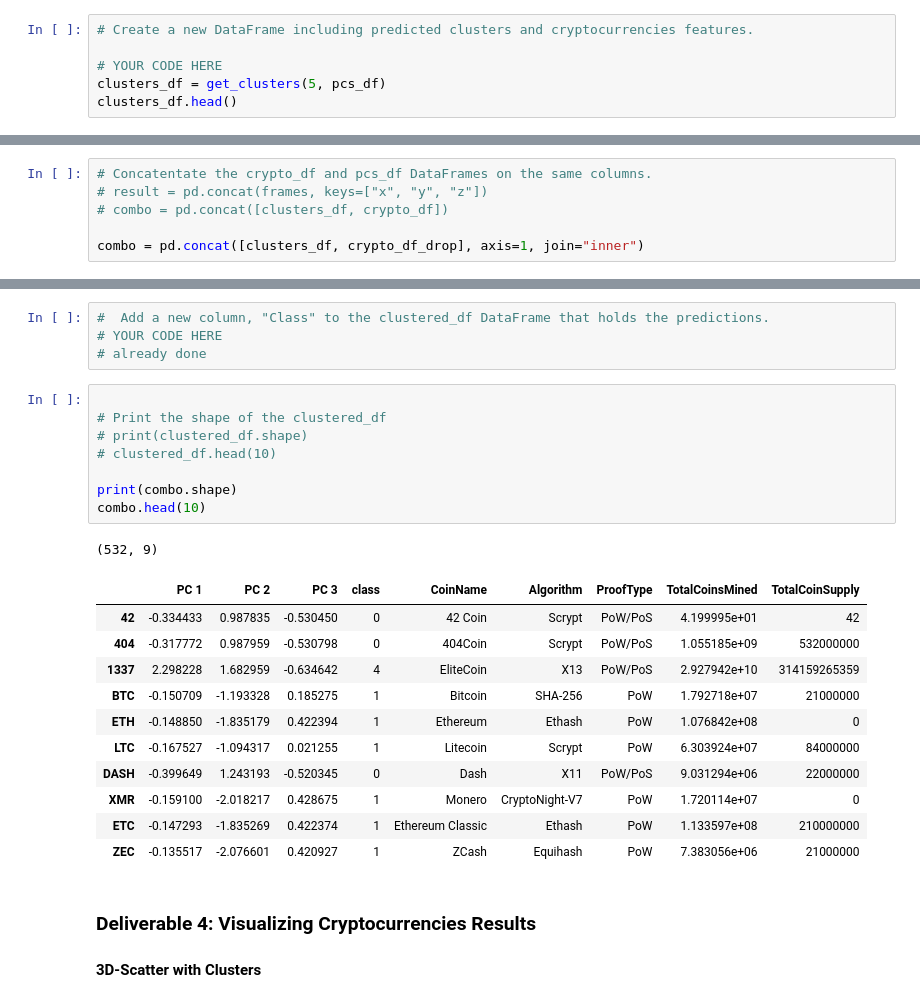
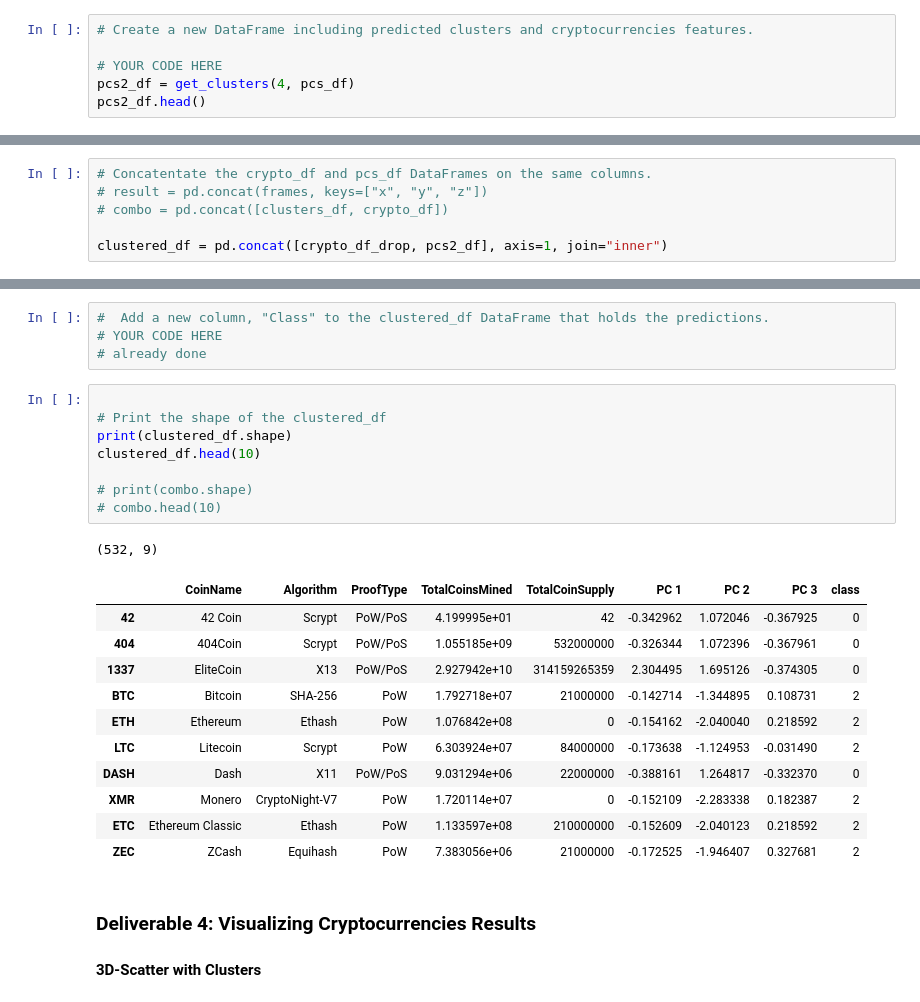
Before and after one commit to abtieku/Cryptocurrencies, a Jupyter notebook: crypto_clustering.ipynb, the cells around one changed output, grey strips where cells are left out. Drawn from its saved outputs; the diff is of its cells as text.

```diff
--- a/crypto_clustering.ipynb
+++ b/crypto_clustering.ipynb
@@ -356,7 +359,7 @@ def get_clusters(k, data):
 # Create a new DataFrame including predicted clusters and cryptocurrencies features.
 
 # YOUR CODE HERE
-clusters_df = get_clusters(5, pcs_df)
-clusters_df.head()
+pcs2_df = get_clusters(4, pcs_df)
+pcs2_df.head()
 # %% [output]
 |  | PC 1 | PC 2 | PC 3 | class |
@@ -370,5 +373,5 @@ clusters_df.head()
 # result = pd.concat(frames, keys=["x", "y", "z"])
 # combo = pd.concat([clusters_df, crypto_df])
 
-combo = pd.concat([clusters_df, crypto_df_drop], axis=1, join="inner")
+clustered_df = pd.concat([crypto_df_drop, pcs2_df], axis=1, join="inner")
 # %%
@@ -411,24 +414,24 @@ XBC      1.283270e+05         1000000
 # %%
 
 # Print the shape of the clustered_df
-# print(clustered_df.shape)
-# clustered_df.head(10)
+print(clustered_df.shape)
+clustered_df.head(10)
 
-print(combo.shape)
-combo.head(10)
+# print(combo.shape)
+# combo.head(10)
 # %% [output]
 (532, 9)
-|  | PC 1 | PC 2 | PC 3 | class | CoinName | Algorithm | ProofType | TotalCoinsMined | TotalCoinSupply |
-| 42 | -0.334433 | 0.987835 | -0.530450 | 0 | 42 Coin | Scrypt | PoW/PoS | 4.199995e+01 | 42 |
-| 404 | -0.317772 | 0.987959 | -0.530798 | 0 | 404Coin | Scrypt | PoW/PoS | 1.055185e+09 | 532000000 |
-| 1337 | 2.298228 | 1.682959 | -0.634642 | 4 | EliteCoin | X13 | PoW/PoS | 2.927942e+10 | 314159265359 |
-| BTC | -0.150709 | -1.193328 | 0.185275 | 1 | Bitcoin | SHA-256 | PoW | 1.792718e+07 | 21000000 |
-| ETH | -0.148850 | -1.835179 | 0.422394 | 1 | Ethereum | Ethash | PoW | 1.076842e+08 | 0 |
-| LTC | -0.167527 | -1.094317 | 0.021255 | 1 | Litecoin | Scrypt | PoW | 6.303924e+07 | 84000000 |
-| DASH | -0.399649 | 1.243193 | -0.520345 | 0 | Dash | X11 | PoW/PoS | 9.031294e+06 | 22000000 |
-| XMR | -0.159100 | -2.018217 | 0.428675 | 1 | Monero | CryptoNight-V7 | PoW | 1.720114e+07 | 0 |
-| ETC | -0.147293 | -1.835269 | 0.422374 | 1 | Ethereum Classic | Ethash | PoW | 1.133597e+08 | 210000000 |
-| ZEC | -0.135517 | -2.076601 | 0.420927 | 1 | ZCash | Equihash | PoW | 7.383056e+06 | 21000000 |
+|  | CoinName | Algorithm | ProofType | TotalCoinsMined | TotalCoinSupply | PC 1 | PC 2 | PC 3 | class |
+| 42 | 42 Coin | Scrypt | PoW/PoS | 4.199995e+01 | 42 | -0.342962 | 1.072046 | -0.367925 | 0 |
+| 404 | 404Coin | Scrypt | PoW/PoS | 1.055185e+09 | 532000000 | -0.326344 | 1.072396 | -0.367961 | 0 |
+| 1337 | EliteCoin | X13 | PoW/PoS | 2.927942e+10 | 314159265359 | 2.304495 | 1.695126 | -0.374305 | 0 |
+| BTC | Bitcoin | SHA-256 | PoW | 1.792718e+07 | 21000000 | -0.142714 | -1.344895 | 0.108731 | 2 |
+| ETH | Ethereum | Ethash | PoW | 1.076842e+08 | 0 | -0.154162 | -2.040040 | 0.218592 | 2 |
+| LTC | Litecoin | Scrypt | PoW | 6.303924e+07 | 84000000 | -0.173638 | -1.124953 | -0.031490 | 2 |
+| DASH | Dash | X11 | PoW/PoS | 9.031294e+06 | 22000000 | -0.388161 | 1.264817 | -0.332370 | 0 |
+| XMR | Monero | CryptoNight-V7 | PoW | 1.720114e+07 | 0 | -0.152109 | -2.283338 | 0.182387 | 2 |
+| ETC | Ethereum Classic | Ethash | PoW | 1.133597e+08 | 210000000 | -0.152609 | -2.040123 | 0.218592 | 2 |
+| ZEC | ZCash | Equihash | PoW | 7.383056e+06 | 21000000 | -0.172525 | -1.946407 | 0.327681 | 2 |
 # %% [markdown]
 ### Deliverable 4: Visualizing Cryptocurrencies Results
 
```
Also changed, not shown: parts of 20 cells of this notebook.
